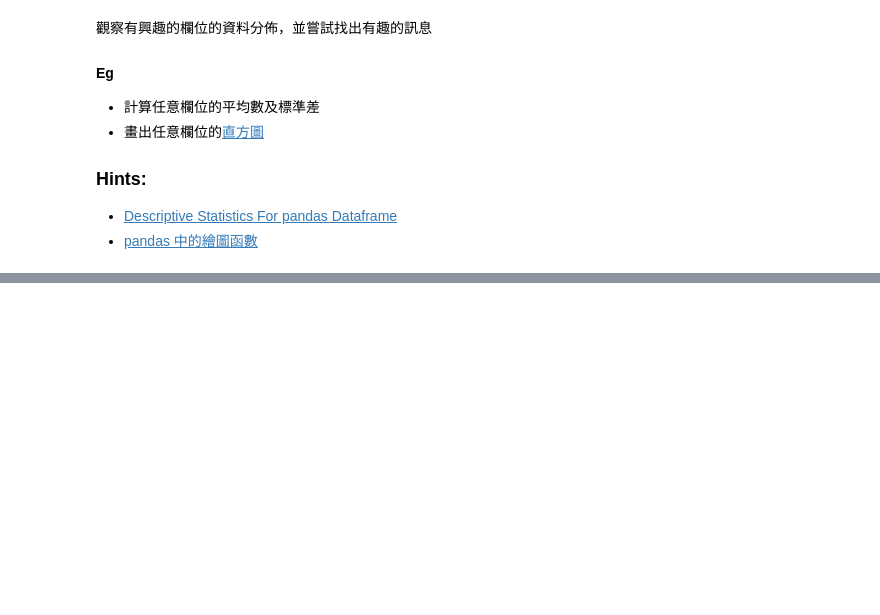
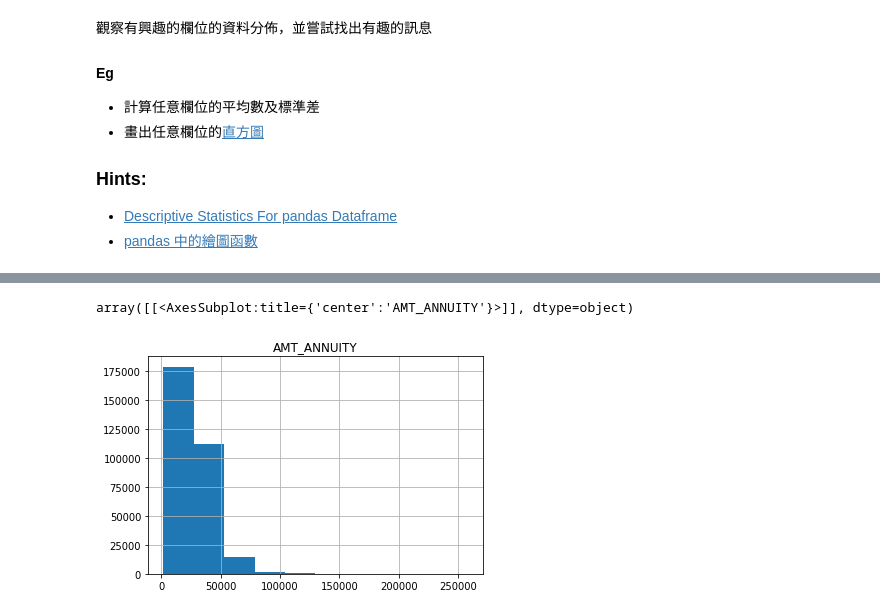
Before and after one commit to Chung-Yi/cupoy, a Jupyter notebook: D8/Day_008_HW-1.ipynb, the cells around one changed output, grey strips where cells are left out. Cells and saved outputs as stored; diff of their text form; code cells hidden in the pictures; blank space fills up the shorter version.

```diff
--- a/D8/Day_008_HW-1.ipynb
+++ b/D8/Day_008_HW-1.ipynb
@@ -54,0 +102,5 @@ plt.show()
+# %%
+app_train.hist(column="AMT_ANNUITY")
+# %% [output]
+array([[<AxesSubplot:title={'center':'AMT_ANNUITY'}>]], dtype=object)
+[figure, added]
```
Also changed, not shown: parts of 9 cells of this notebook.
